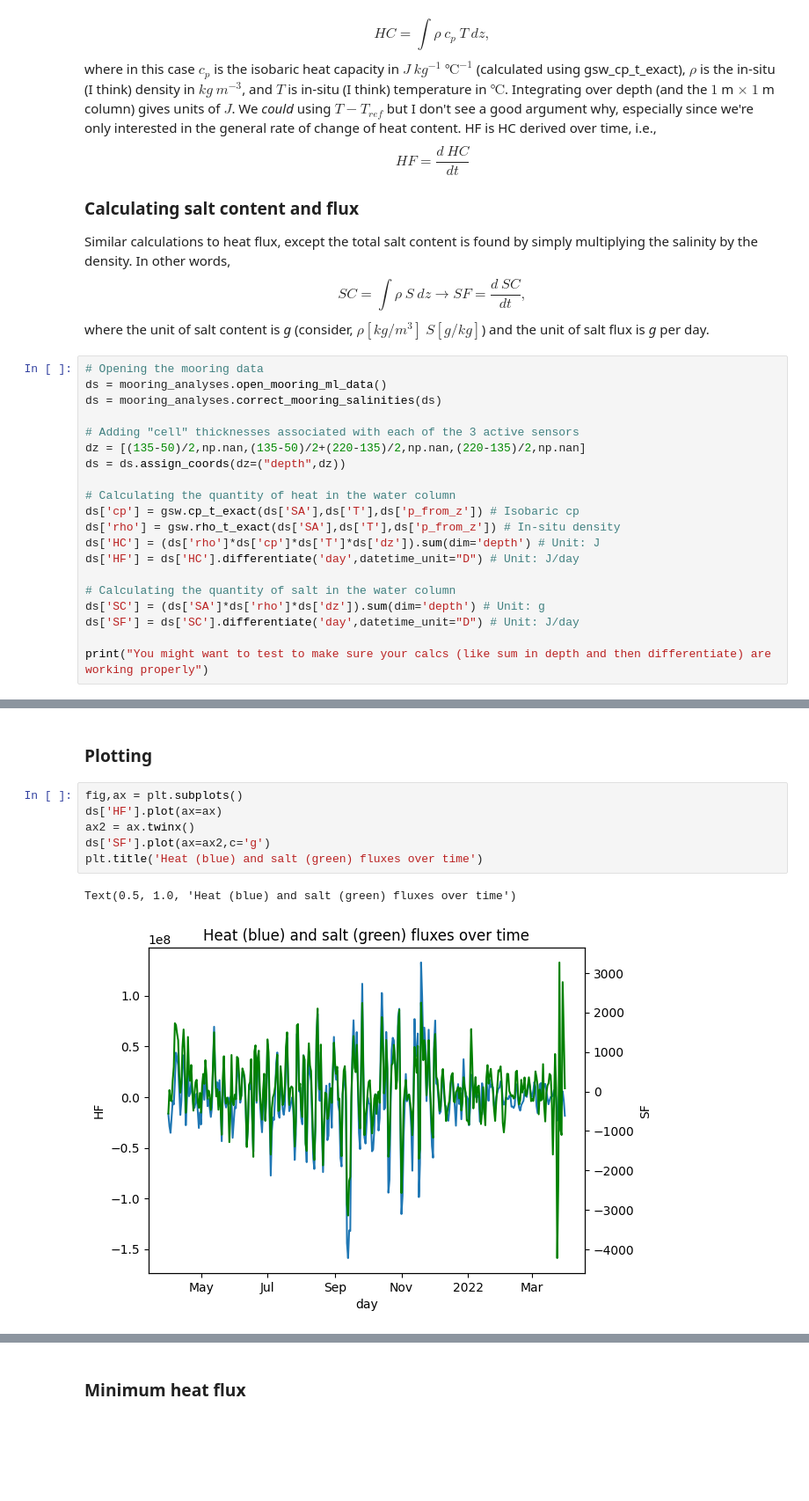
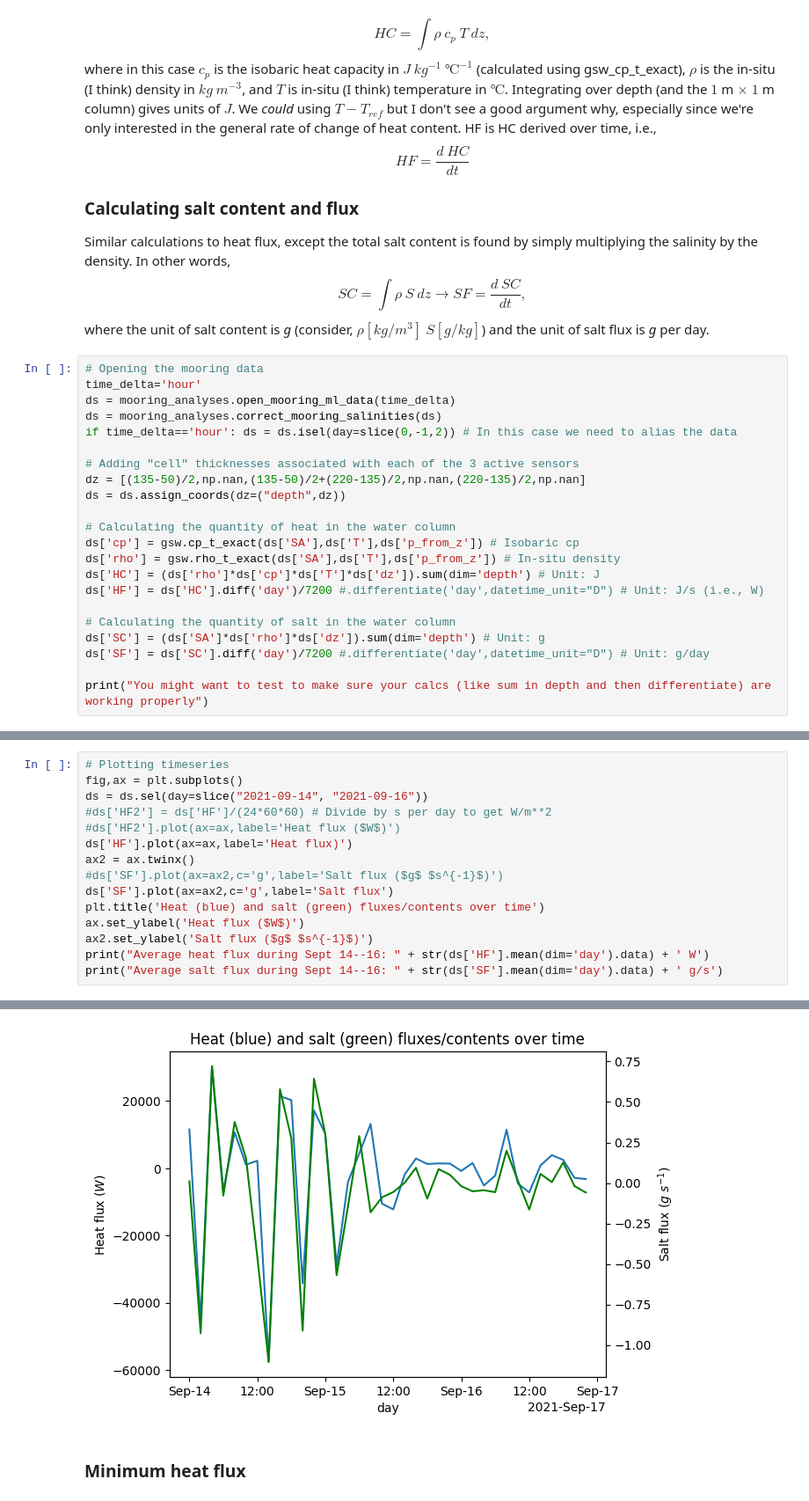
Before and after one commit to rowanjb/model_analyses, a Jupyter notebook: stratification_fluxes.ipynb, the cells around one changed output, grey strips where cells are left out. Shown: that part at 88% size. Drawn from its saved outputs; the diff is of its cells as text; blank space fills up the shorter version.

```diff
--- a/stratification_fluxes.ipynb
+++ b/stratification_fluxes.ipynb
@@ -117,8 +102,10 @@ $$
 where the unit of salt content is *g* (consider, $\rho [kg/m^3]\ S[g/kg]$) and the unit of salt flux is *g* per day.
 # %%
 # Opening the mooring data
-ds = mooring_analyses.open_mooring_ml_data()
+time_delta='hour'
+ds = mooring_analyses.open_mooring_ml_data(time_delta)
 ds = mooring_analyses.correct_mooring_salinities(ds)
+if time_delta=='hour': ds = ds.isel(day=slice(0,-1,2)) # In this case we need to alias the data
 
 # Adding "cell" thicknesses associated with each of the 3 active sensors
 dz = [(135-50)/2,np.nan,(135-50)/2+(220-135)/2,np.nan,(220-135)/2,np.nan]
@@ -128,11 +115,11 @@ ds = ds.assign_coords(dz=("depth",dz))
 ds['cp'] = gsw.cp_t_exact(ds['SA'],ds['T'],ds['p_from_z']) # Isobaric cp
 ds['rho'] = gsw.rho_t_exact(ds['SA'],ds['T'],ds['p_from_z']) # In-situ density
 ds['HC'] = (ds['rho']*ds['cp']*ds['T']*ds['dz']).sum(dim='depth') # Unit: J
-ds['HF'] = ds['HC'].differentiate('day',datetime_unit="D") # Unit: J/day
+ds['HF'] = ds['HC'].diff('day')/7200 #.differentiate('day',datetime_unit="D") # Unit: J/s (i.e., W)
 
 # Calculating the quantity of salt in the water column
 ds['SC'] = (ds['SA']*ds['rho']*ds['dz']).sum(dim='depth') # Unit: g
-ds['SF'] = ds['SC'].differentiate('day',datetime_unit="D") # Unit: J/day
+ds['SF'] = ds['SC'].diff('day')/7200 #.differentiate('day',datetime_unit="D") # Unit: g/day
 
 print("You might want to test to make sure your calcs (like sum in depth and then differentiate) are working properly")
 # %% [output]
@@ -152,11 +140,16 @@ Salinities corrected
-# %% [markdown]
-### Plotting
-# %%
-fig,ax = plt.subplots()
-ds['HF'].plot(ax=ax)
-ax2 = ax.twinx()
-ds['SF'].plot(ax=ax2,c='g')
-plt.title('Heat (blue) and salt (green) fluxes over time')
-# %% [output]
-Text(0.5, 1.0, 'Heat (blue) and salt (green) fluxes over time')
-[figure, removed]
+# %%
+# Plotting timeseries
+fig,ax = plt.subplots()
+ds = ds.sel(day=slice("2021-09-14", "2021-09-16"))
+#ds['HF2'] = ds['HF']/(24*60*60) # Divide by s per day to get W/m**2
+#ds['HF2'].plot(ax=ax,label='Heat flux ($W$)')
+ds['HF'].plot(ax=ax,label='Heat flux)')
+ax2 = ax.twinx()
+#ds['SF'].plot(ax=ax2,c='g',label='Salt flux ($g$ $s^{-1}$)')
+ds['SF'].plot(ax=ax2,c='g',label='Salt flux')
+plt.title('Heat (blue) and salt (green) fluxes/contents over time')
+ax.set_ylabel('Heat flux ($W$)')
+ax2.set_ylabel('Salt flux ($g$ $s^{-1}$)')
+print("Average heat flux during Sept 14--16: " + str(ds['HF'].mean(dim='day').data) + ' W')
+print("Average salt flux during Sept 14--16: " + str(ds['SF'].mean(dim='day').data) + ' g/s')
+# %% [output]
@@ -163,3 +158,4 @@ Text(0.5, 1.0, 'Heat (blue) and salt (green) fluxes over time')
+[figure, added]
 # %% [markdown]
 ### Minimum heat flux
 # %%
```
Also changed, not shown: parts of 13 cells of this notebook, 1 other file.
